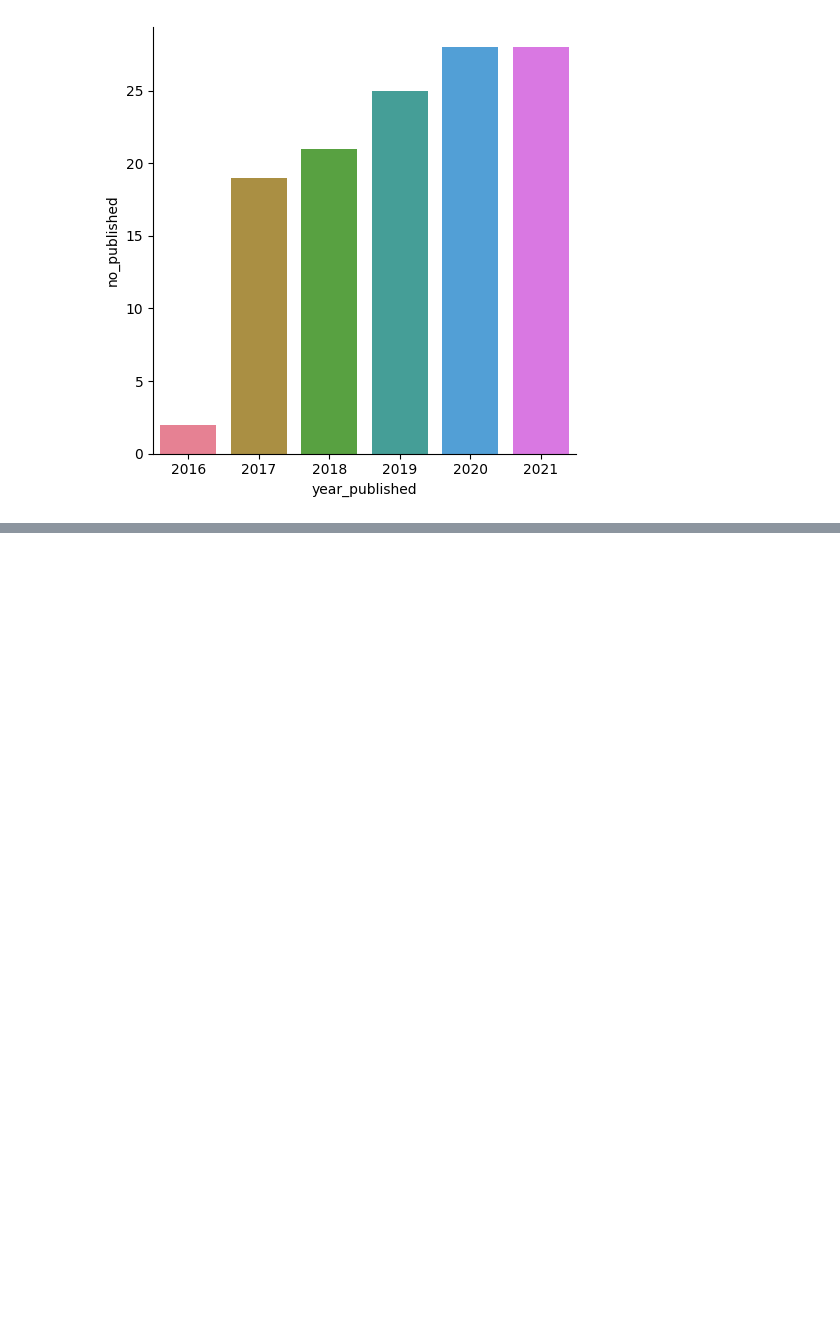
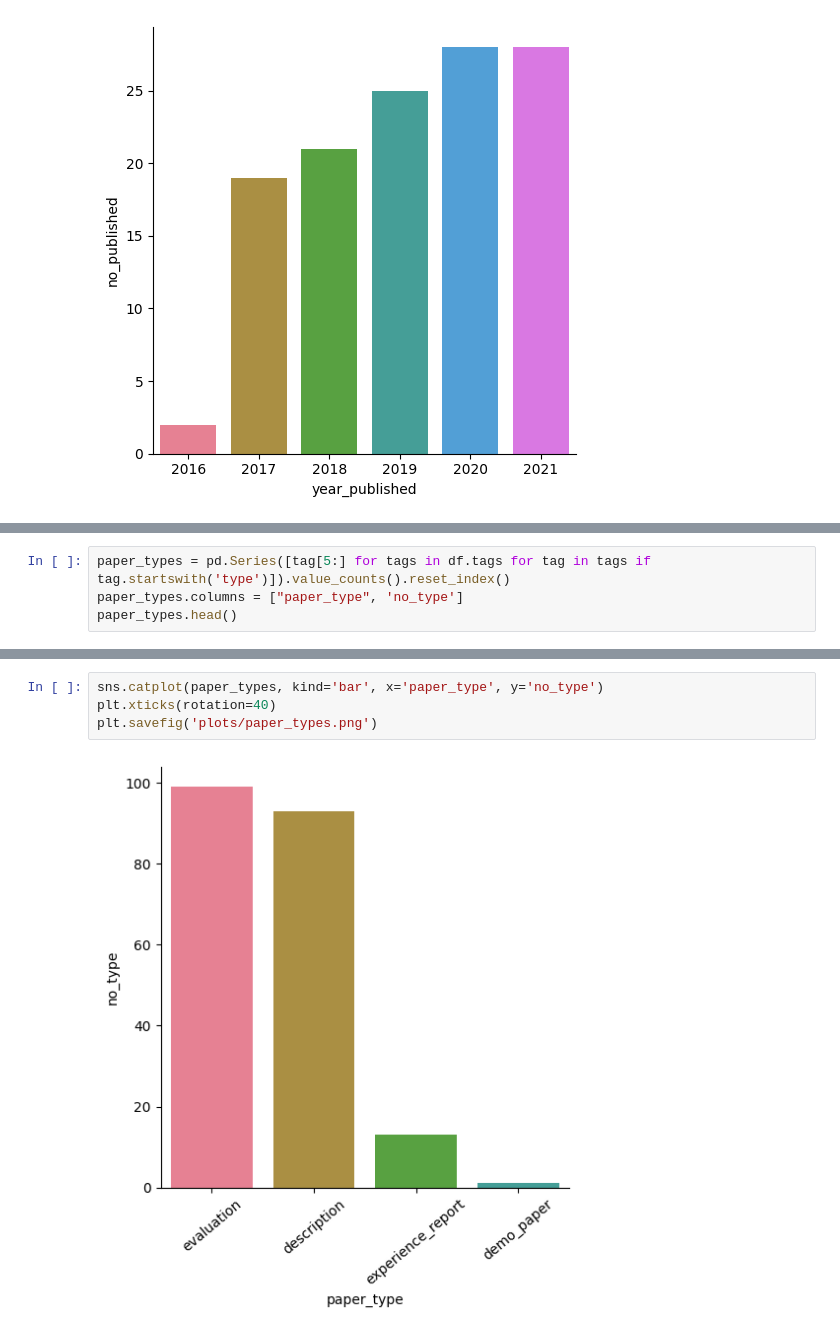
Before and after one commit to m-messer/Automated-Assessment-SLR-Data-Processing, a Jupyter notebook: analysis.ipynb, the cells around one changed output, grey strips where cells are left out. Cells and saved outputs as stored; diff of their text form; blank space fills up the shorter version.

Commit message:
PHD-128 Created paper types plots

```diff
--- a/analysis.ipynb
+++ b/analysis.ipynb
@@ -34,0 +38,4 @@ plt.savefig('plots/years_published.png')
+# %%
+paper_types = pd.Series([tag[5:] for tags in df.tags for tag in tags if tag.startswith('type')]).value_counts().reset_index()
+paper_types.columns = ["paper_type", 'no_type']
+paper_types.head()
@@ -34,0 +48,6 @@ plt.savefig('plots/years_published.png')
+# %%
+sns.catplot(paper_types, kind='bar', x='paper_type', y='no_type')
+plt.xticks(rotation=40)
+plt.savefig('plots/paper_types.png')
+# %% [output]
+[figure, added]
```
Also changed, not shown: parts of 3 cells of this notebook, 2 other files.
